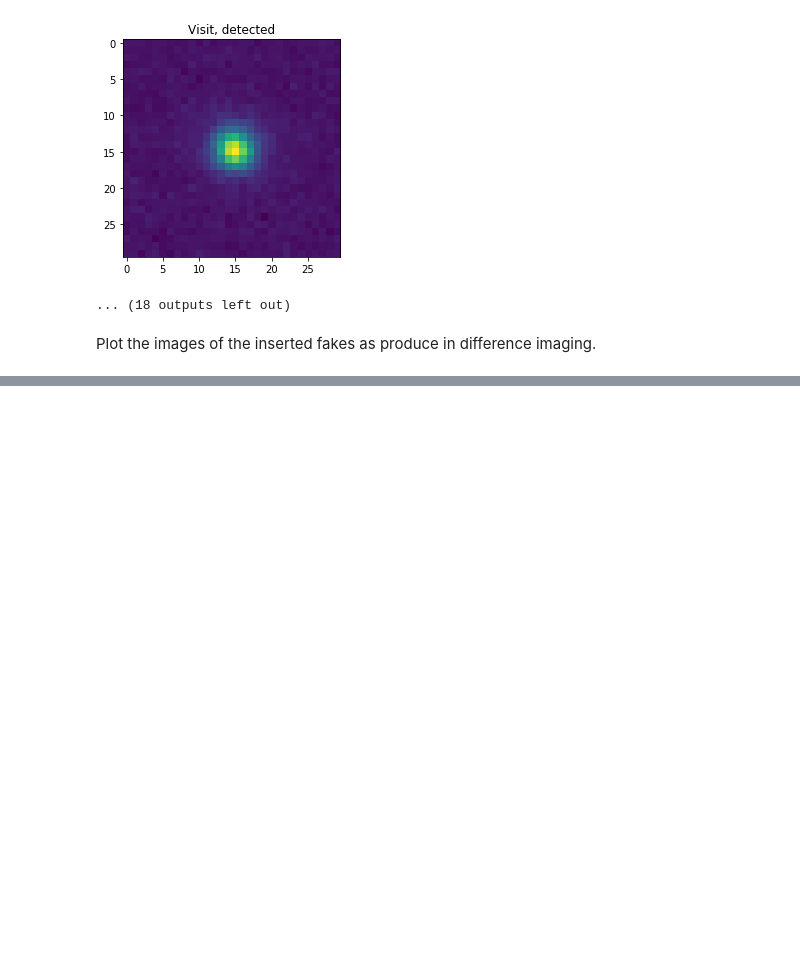
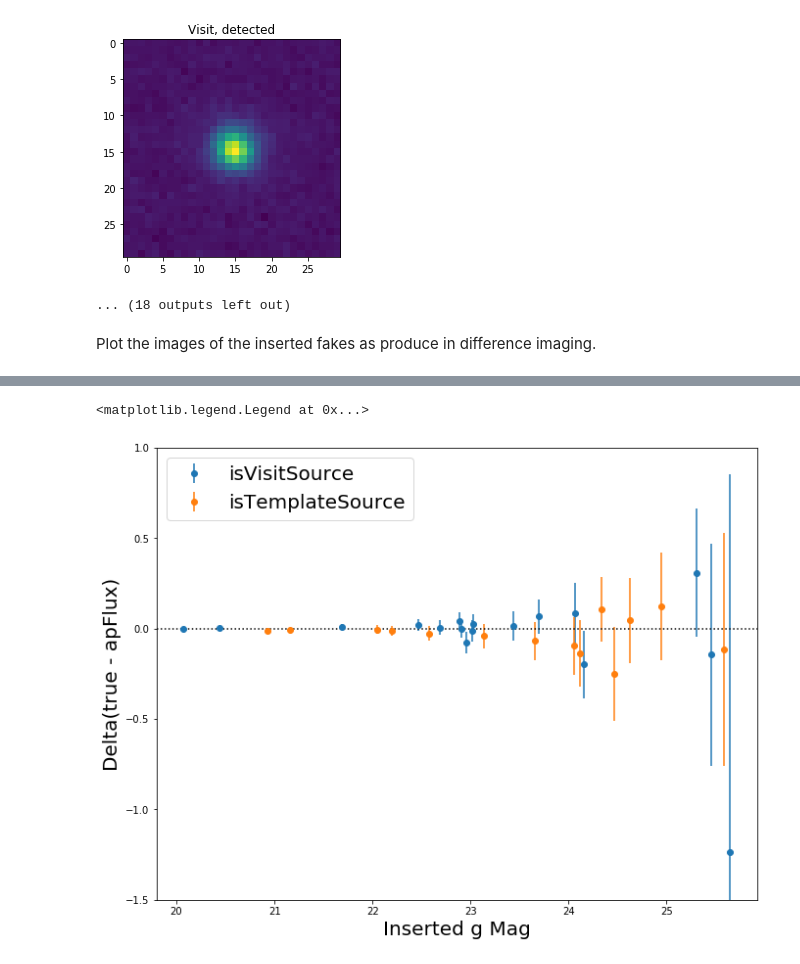
Before and after one commit to lsst/ap_verify, a Jupyter notebook: doc/notebooks/DM-20749.ipynb, the cells around one changed output, grey strips where cells are left out. Saved outputs shown, nothing was run; the diff lists cells and outputs as text; code cells hidden in the pictures; blank space fills up the shorter version.

```diff
--- a/doc/notebooks/DM-20749.ipynb
+++ b/doc/notebooks/DM-20749.ipynb
@@ -232,11 +274,17 @@ legend(loc=0, fontsize=20)
 # %%
 figure(figsize=(11, 8.5))
 axhline(0.0, ls=':', color='k')
-scatter(insertedMagVis, deltaApVisit, label="isVisitSource")
-scatter(insertedMagTemp, deltaApTemplate, label="isTemplateSource")
+errorbar(insertedMagVis, deltaApVisit[:, 0], deltaApVisit[:, 1],
+         label="isVisitSource", fmt='o', )
+errorbar(insertedMagTemp, deltaApTemplate[:, 0], deltaApTemplate[:, 1],
+         label="isTemplateSource", fmt='o')
 xlabel("Inserted g Mag", size=20)
 ylabel("Delta(true - apFlux)", size=20)
-legend(loc=0, fontsize=20)
+ylim(-1.5, 1)
+legend(loc=2, fontsize=20)
+# %% [output]
+<matplotlib.legend.Legend at 0x...>
+[figure, added]
 # %%
 figure(figsize=(11, 8.5))
 axhline(0.0, ls=':', color='k')
```
Also changed, not shown: parts of 11 cells of this notebook.
